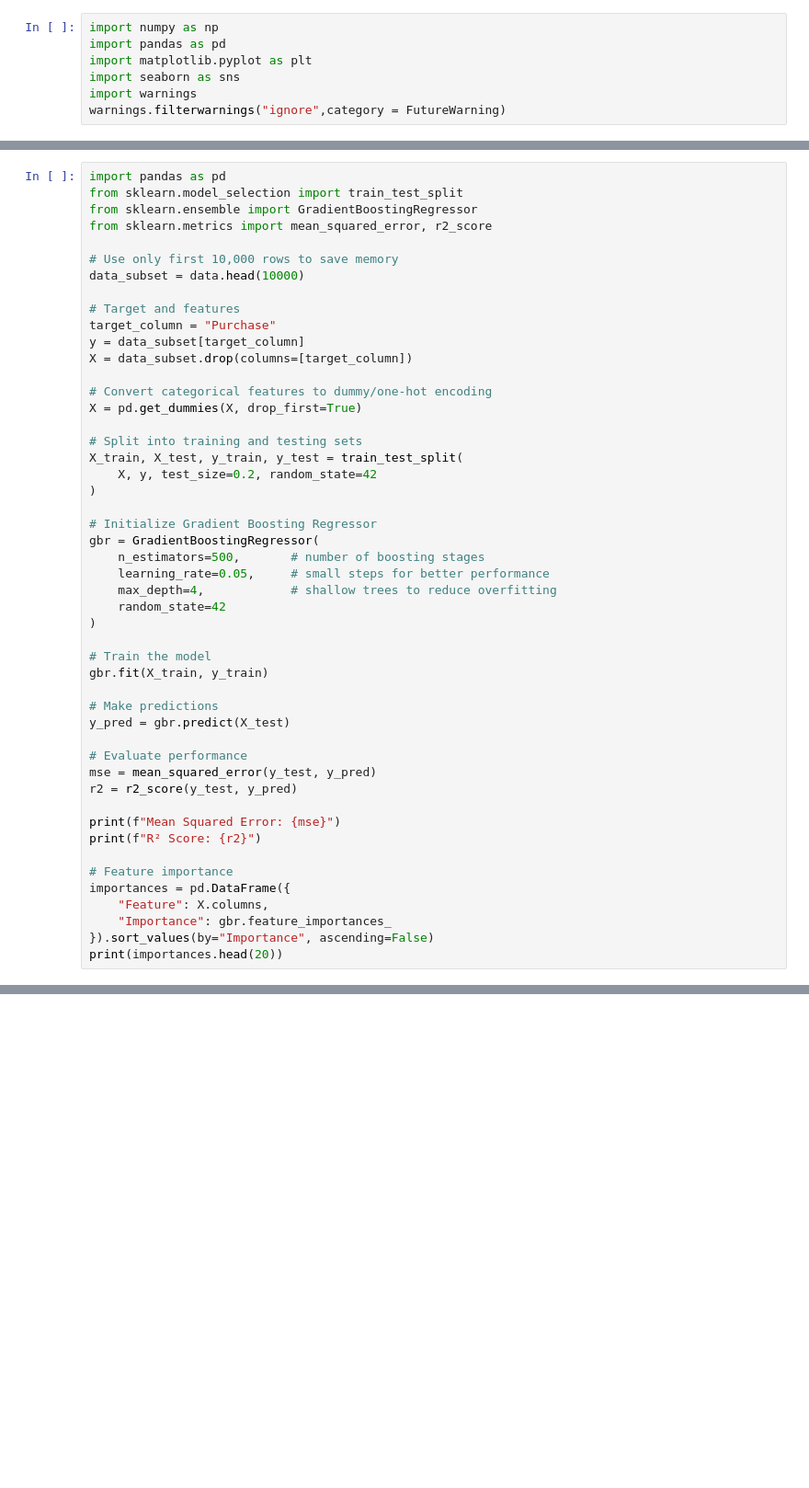
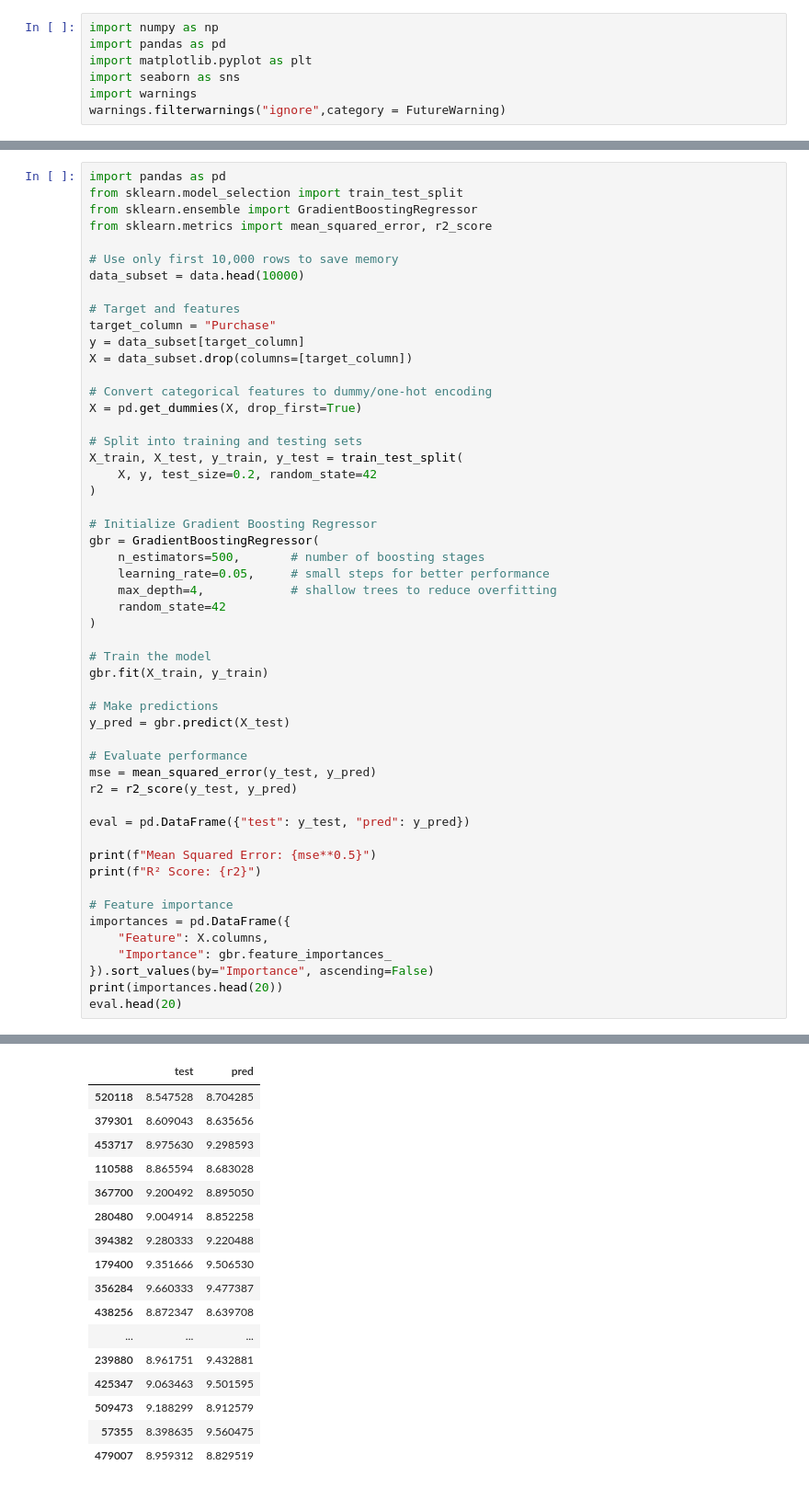
Before and after one commit to indian-coder-aarush/Learning, a Jupyter notebook: EDA_zomato_dataset.ipynb, the cells around one changed output, grey strips where cells are left out. Shown at 92% size. Cells and saved outputs as stored; diff of their text form; blank space fills up the shorter version.

```diff
--- a/EDA_zomato_dataset.ipynb
+++ b/EDA_zomato_dataset.ipynb
@@ -143,7 +128,9 @@ y_pred = gbr.predict(X_test)
 mse = mean_squared_error(y_test, y_pred)
 r2 = r2_score(y_test, y_pred)
 
-print(f"Mean Squared Error: {mse}")
+eval = pd.DataFrame({"test": y_test, "pred": y_pred})
+
+print(f"Mean Squared Error: {mse**0.5}")
 print(f"R² Score: {r2}")
 
 # Feature importance
@@ -152,4 +139,5 @@ importances = pd.DataFrame({
     "Importance": gbr.feature_importances_
 }).sort_values(by="Importance", ascending=False)
 print(importances.head(20))
+eval.head(20)
 # %% [output]
@@ -167,0 +156,17 @@ R² Score: 0.6413671646437555
+|  | test | pred |
+| 520118 | 8.547528 | 8.704285 |
+| 379301 | 8.609043 | 8.635656 |
+| 453717 | 8.975630 | 9.298593 |
+| 110588 | 8.865594 | 8.683028 |
+| 367700 | 9.200492 | 8.895050 |
+| 280480 | 9.004914 | 8.852258 |
+| 394382 | 9.280333 | 9.220488 |
+| 179400 | 9.351666 | 9.506530 |
+| 356284 | 9.660333 | 9.477387 |
+| 438256 | 8.872347 | 8.639708 |
+| ... | ... | ... |
+| 239880 | 8.961751 | 9.432881 |
+| 425347 | 9.063463 | 9.501595 |
+| 509473 | 9.188299 | 8.912579 |
+| 57355 | 8.398635 | 9.560475 |
+| 479007 | 8.959312 | 8.829519 |
```
Also changed, not shown: parts of 10 cells of this notebook, 2 other files.
